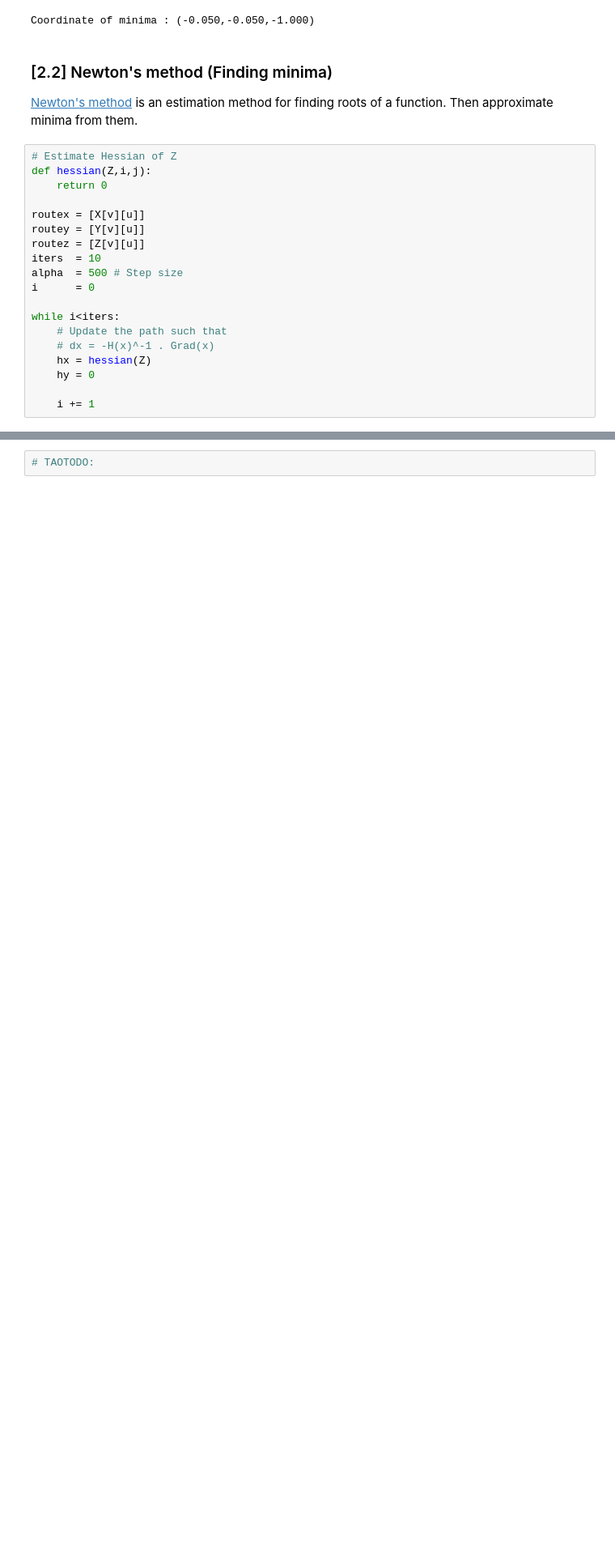
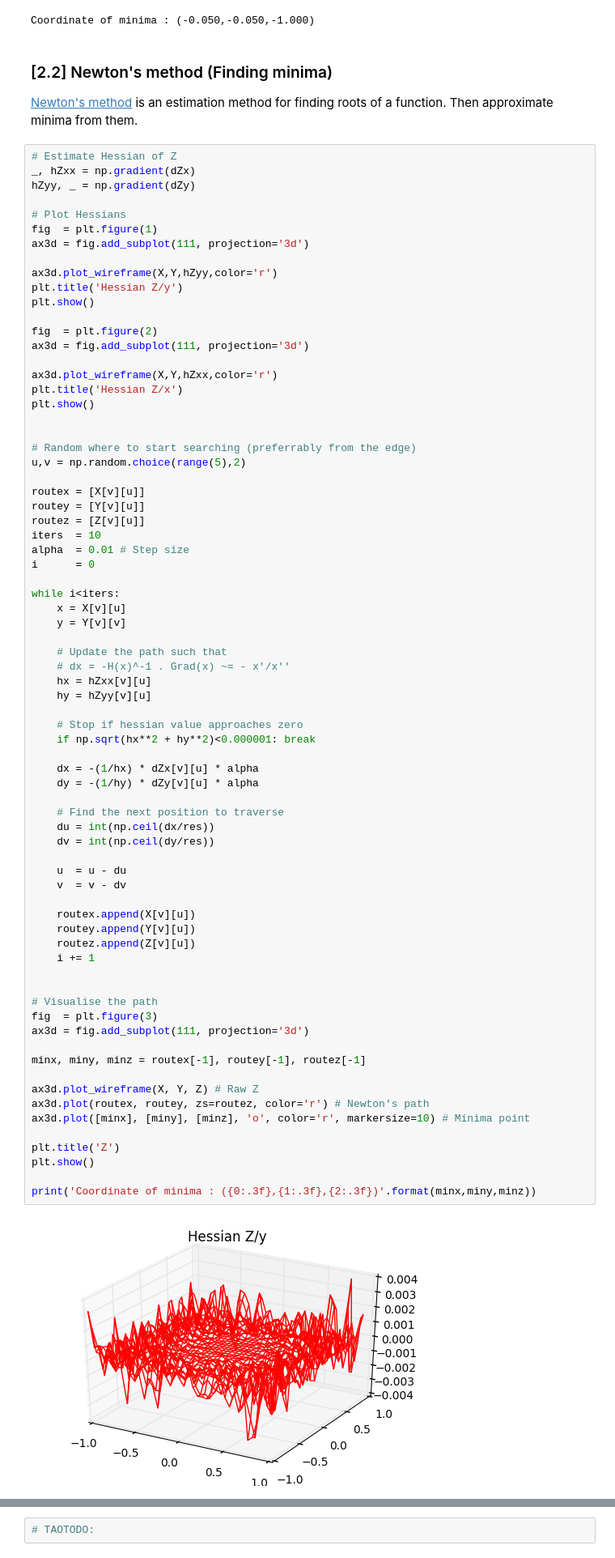
Before and after one commit to tao-pr/linear-optimisations, a Jupyter notebook: Linear Optimisations in Action.ipynb, the cells around one changed output, grey strips where cells are left out. Shown at 81% size. Saved outputs shown, nothing was run; the diff lists cells and outputs as text; blank space fills up the shorter version.

Commit message:
(WIP) Draft newton's method

```diff
--- a/Linear Optimisations in Action.ipynb
+++ b/Linear Optimisations in Action.ipynb
@@ -169,22 +169,78 @@ Coordinate of minima : (-0.050,-0.050,-1.000)
 # %% [markdown]
 ### [2.2] Newton's method (Finding minima)
 [Newton's method](http://mathfaculty.fullerton.edu/mathews/n2003/NewtonSearchMod.html) is an estimation method for finding roots of a function. Then approximate minima from them.
-# %%
-# Estimate Hessian of Z
-def hessian(Z,i,j):
-    return 0
-
-routex = [X[v][u]]
-routey = [Y[v][u]]
-routez = [Z[v][u]]
-iters  = 10
-alpha  = 500 # Step size
-i      = 0
-
-while i<iters:
-    # Update the path such that
-    # dx = -H(x)^-1 . Grad(x)
-    hx = hessian(Z)
-    hy = 0
-
-    i += 1
+# %%
+# Estimate Hessian of Z
+_, hZxx = np.gradient(dZx)
+hZyy, _ = np.gradient(dZy)
+
+# Plot Hessians
+fig  = plt.figure(1)
+ax3d = fig.add_subplot(111, projection='3d')
+
+ax3d.plot_wireframe(X,Y,hZyy,color='r')
+plt.title('Hessian Z/y')
+plt.show()
+
+fig  = plt.figure(2)
+ax3d = fig.add_subplot(111, projection='3d')
+
+ax3d.plot_wireframe(X,Y,hZxx,color='r')
+plt.title('Hessian Z/x')
+plt.show()
+
+
+# Random where to start searching (preferrably from the edge)
+u,v = np.random.choice(range(5),2)
+
+routex = [X[v][u]]
+routey = [Y[v][u]]
+routez = [Z[v][u]]
+iters  = 10
+alpha  = 0.01 # Step size
+i      = 0
+
+while i<iters:
+    x = X[v][u]
+    y = Y[v][v]
+
+    # Update the path such that
+    # dx = -H(x)^-1 . Grad(x) ~= - x'/x''
+    hx = hZxx[v][u]
+    hy = hZyy[v][u]
+
+    # Stop if hessian value approaches zero
+    if np.sqrt(hx**2 + hy**2)<0.000001: break
+
+    dx = -(1/hx) * dZx[v][u] * alpha
+    dy = -(1/hy) * dZy[v][u] * alpha
+
+    # Find the next position to traverse
+    du = int(np.ceil(dx/res))
+    dv = int(np.ceil(dy/res))
+
+    u  = u - du
+    v  = v - dv
+
+    routex.append(X[v][u])
+    routey.append(Y[v][u])
+    routez.append(Z[v][u])
+    i += 1
+
+
+# Visualise the path
+fig  = plt.figure(3)
+ax3d = fig.add_subplot(111, projection='3d')
+
+minx, miny, minz = routex[-1], routey[-1], routez[-1]
+
+ax3d.plot_wireframe(X, Y, Z) # Raw Z
+ax3d.plot(routex, routey, zs=routez, color='r') # Newton's path
+ax3d.plot([minx], [miny], [minz], 'o', color='r', markersize=10) # Minima point
+
+plt.title('Z')
+plt.show()
+
+print('Coordinate of minima : ({0:.3f},{1:.3f},{2:.3f})'.format(minx,miny,minz))
+# %% [output]
+[figure, added]
```
Also changed, not shown: parts of 6 cells of this notebook.
